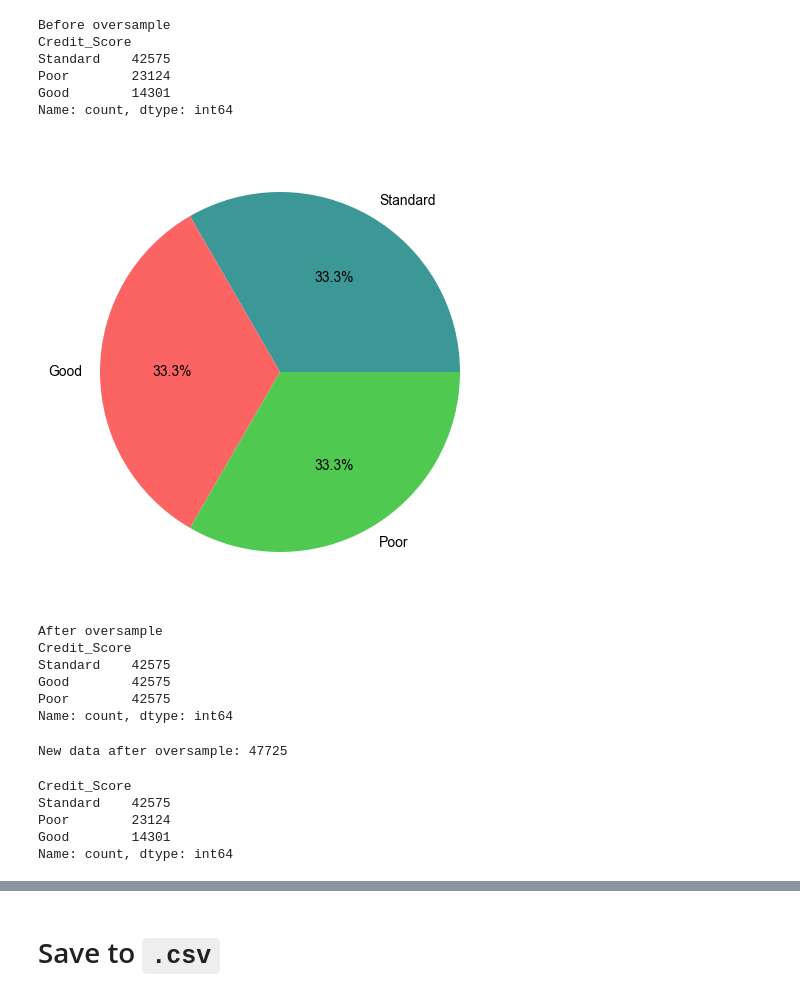
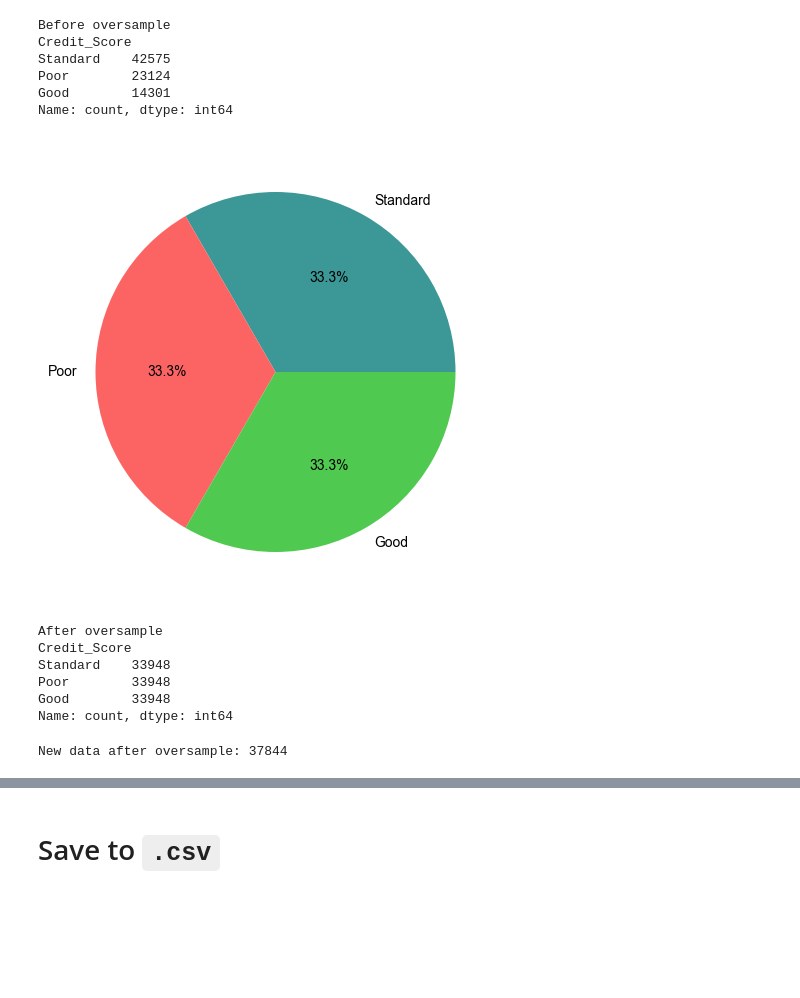
Before and after one commit to kopiademsigma/dl-classification, a Jupyter notebook: preprocess.ipynb, the cells around one changed output, grey strips where cells are left out. Cells and saved outputs as stored; diff of their text form; code cells hidden in the pictures; blank space fills up the shorter version.

```diff
--- a/preprocess.ipynb
+++ b/preprocess.ipynb
@@ -626,3 +628,5 @@ data1
+# %%
+train, val = train_test_split(data1, test_size=0.2, random_state=42)
 # %% [markdown]
 # Imbalanced Data Handling
 # %%
@@ -642,44 +646,36 @@ Poor        23124
 Good        14301
 Name: count, dtype: int64
 # %%
-X = data1.drop(columns=['Credit_Score'])
-y = data1['Credit_Score']
+X = train.drop(columns=['Credit_Score'])
+y = train['Credit_Score']
 
 oversample = SMOTE()
 
 X_resampled, y_resampled = oversample.fit_resample(X, y)
 
 oversampled_data = pd.concat([X_resampled, y_resampled], axis=1)
 oversampled_data['Credit_Score'].value_counts().plot.pie(autopct='%1.1f%%')
 plt.tight_layout()
 plt.ylabel('')
 plt.show()
 
 print('After oversample')
 print(oversampled_data['Credit_Score'].value_counts())
 # %% [output]
-[figure, old version]
+[figure, new version]
 After oversample
 Credit_Score
-Standard    42575
-Good        42575
-Poor        42575
+Standard    33948
+Poor        33948
+Good        33948
 Name: count, dtype: int64
 # %%
-before = data1.shape[0]
+before = train.shape[0]
 after = oversampled_data.shape[0]
 syntethic = after - before
 print(f"\nNew data after oversample: {syntethic}")
 # %% [output]
-New data after oversample: 47725
+New data after oversample: 37844
-# %%
-data1['Credit_Score'].value_counts()
-# %% [output]
-Credit_Score
-Standard    42575
-Poor        23124
-Good        14301
-Name: count, dtype: int64
 # %%
 pca_before = PCA(n_components=2)
 X_pca_before = pca_before.fit_transform(X)
```
Also changed, not shown: parts of 5 cells of this notebook, 2 other files.
